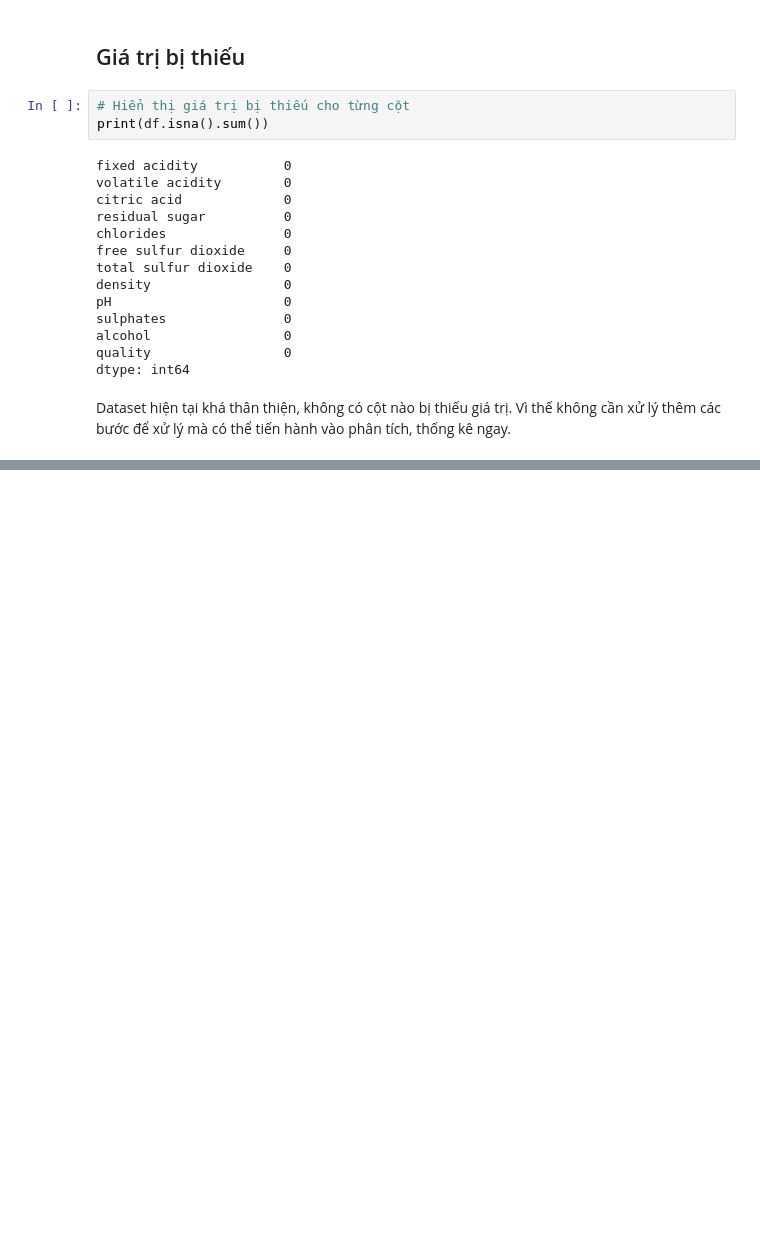
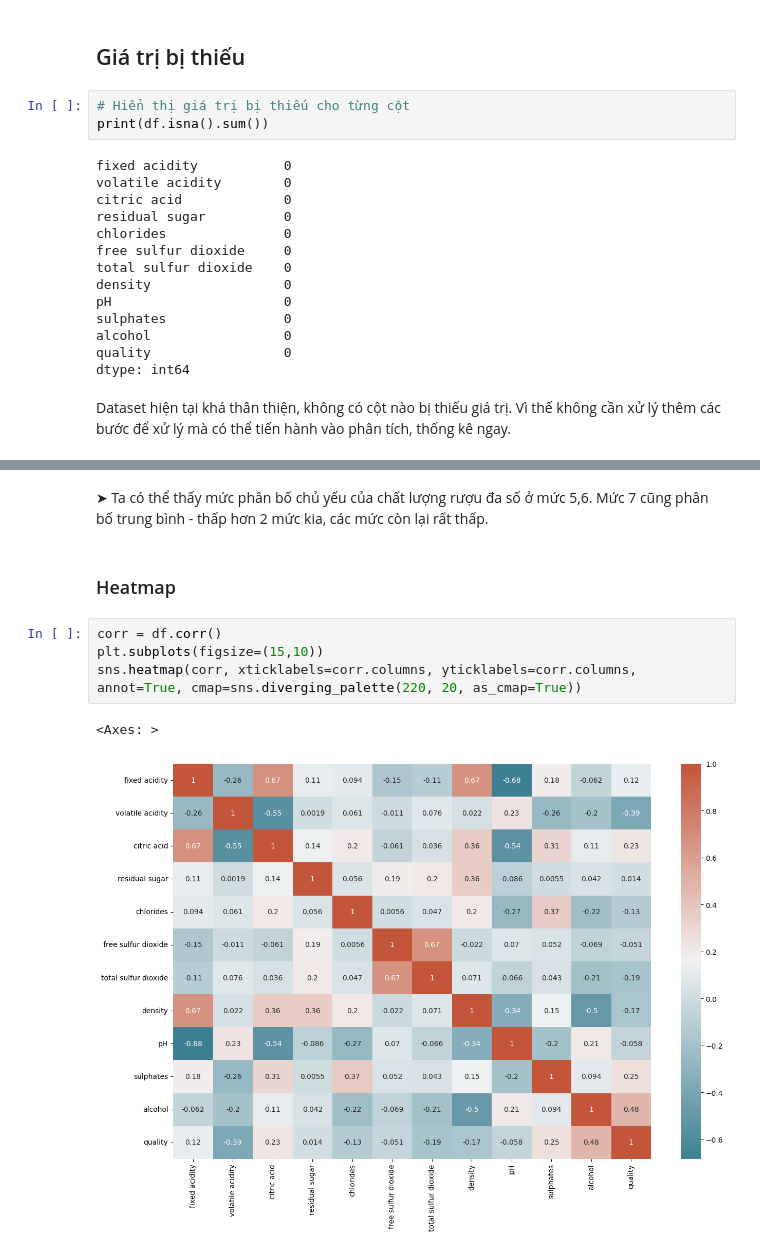
Before and after one commit to nvhao100604/PTDL_2025, a Jupyter notebook: BT4/code/winequality_code.ipynb, the cells around one changed output, grey strips where cells are left out. Cells and saved outputs as stored; diff of their text form; blank space fills up the shorter version.

Commit message:
done Descriptive Statistics, pie chart

```diff
--- a/BT4/code/winequality_code.ipynb
+++ b/BT4/code/winequality_code.ipynb
@@ -61,0 +159,11 @@ fig.show()
+# %% [markdown]
+➤ Ta có thể thấy mức phân bố chủ yếu của chất lượng rượu đa số ở mức 5,6. Mức 7 cũng phân bố trung bình - thấp hơn 2 mức kia, các mức còn lại rất thấp.
+# %% [markdown]
+### Heatmap
+# %%
+corr = df.corr()
+plt.subplots(figsize=(15,10))
+sns.heatmap(corr, xticklabels=corr.columns, yticklabels=corr.columns, annot=True, cmap=sns.diverging_palette(220, 20, as_cmap=True))
+# %% [output]
+<Axes: >
+[figure, added]
```
Also changed, not shown: parts of 14 cells of this notebook.
